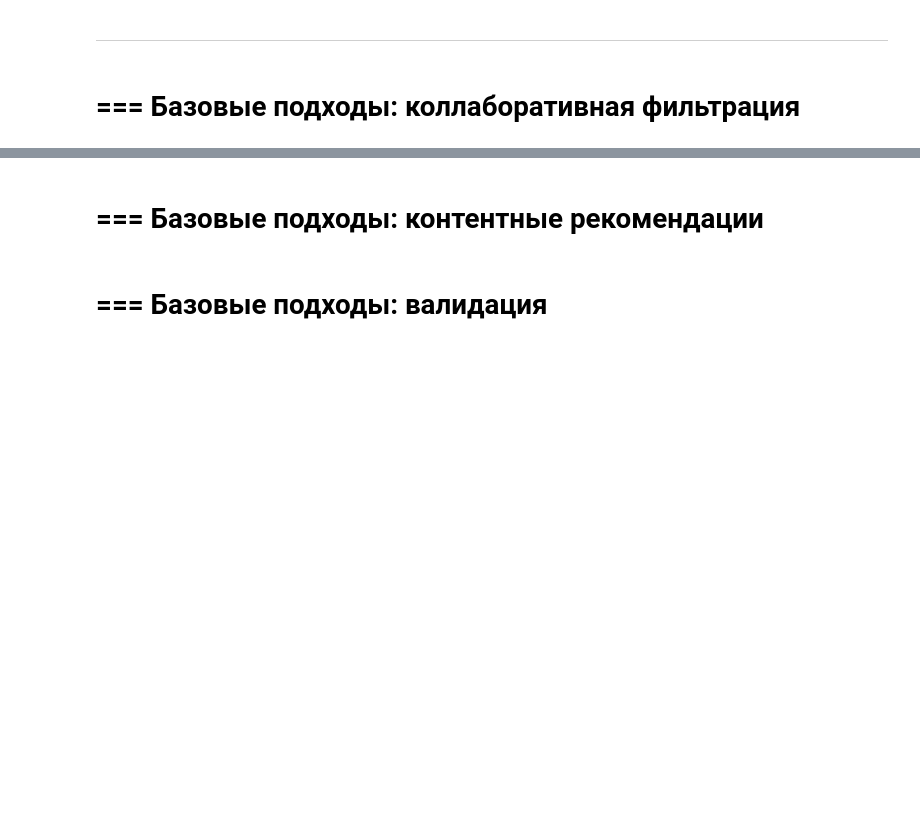
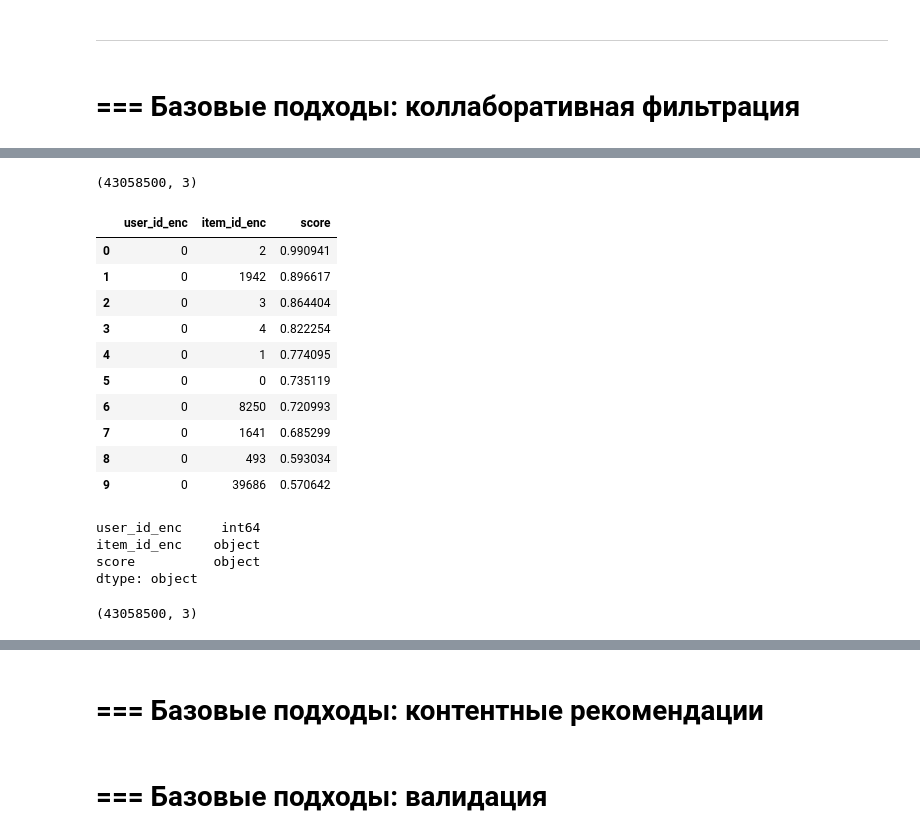
Before and after one commit to bos1988/practicum_mle_4_recsys, a Jupyter notebook: main_offline.ipynb, the cells around one changed output, grey strips where cells are left out. Drawn from its saved outputs; the diff is of its cells as text; code cells hidden in the pictures; blank space fills up the shorter version.

```diff
--- a/main_offline.ipynb
+++ b/main_offline.ipynb
@@ -547,0 +639,7 @@ display(user_recommendations)
+# %%
+# Создадим и обучим модель
+# 3 min
+
+als_model = AlternatingLeastSquares(factors=50, iterations=50, regularization=0.05, random_state=0)
+
+als_model.fit(user_item_matrix_train)
@@ -547,0 +745,14 @@ display(user_recommendations)
+# %%
+# получаем список всех возможных user_id (перекодированных)
+
+user_ids_enc = user_encoder.transform(user_encoder.classes_)
+# %%
+# получаем рекомендации для всех пользователей
+# 2 min
+
+item_ids_enc, als_scores = als_model.recommend(
+    user_ids_enc,
+    user_item_matrix_train[user_ids_enc],
+    filter_already_liked_items=False,
+    N=100
+)
@@ -547,0 +773,34 @@ display(user_recommendations)
+# %%
+# преобразуем полученные рекомендации в табличный формат
+
+als_recommendations_df = pd.DataFrame({
+    "user_id_enc": user_ids_enc,
+    "item_id_enc": item_ids_enc.tolist(),
+    "score": als_scores.tolist()})
+
+als_recommendations_df = als_recommendations_df.explode(["item_id_enc", "score"], ignore_index=True)
+# %%
+als_recommendations_df.shape
+# %% [output]
+(43058500, 3)
+# %%
+als_recommendations_df.head(10)
+# %% [output]
+|  | user_id_enc | item_id_enc | score |
+| 0 | 0 | 2 | 0.990941 |
+| 1 | 0 | 1942 | 0.896617 |
+| 2 | 0 | 3 | 0.864404 |
+| 3 | 0 | 4 | 0.822254 |
+| 4 | 0 | 1 | 0.774095 |
+| 5 | 0 | 0 | 0.735119 |
+| 6 | 0 | 8250 | 0.720993 |
+| 7 | 0 | 1641 | 0.685299 |
+| 8 | 0 | 493 | 0.593034 |
+| 9 | 0 | 39686 | 0.570642 |
+# %%
+als_recommendations_df.dtypes
+# %% [output]
+user_id_enc     int64
+item_id_enc    object
+score          object
+dtype: object
@@ -547,0 +819,4 @@ display(user_recommendations)
+# %%
+als_recommendations_df.shape
+# %% [output]
+(43058500, 3)
```
Also changed, not shown: parts of 44 cells of this notebook.
